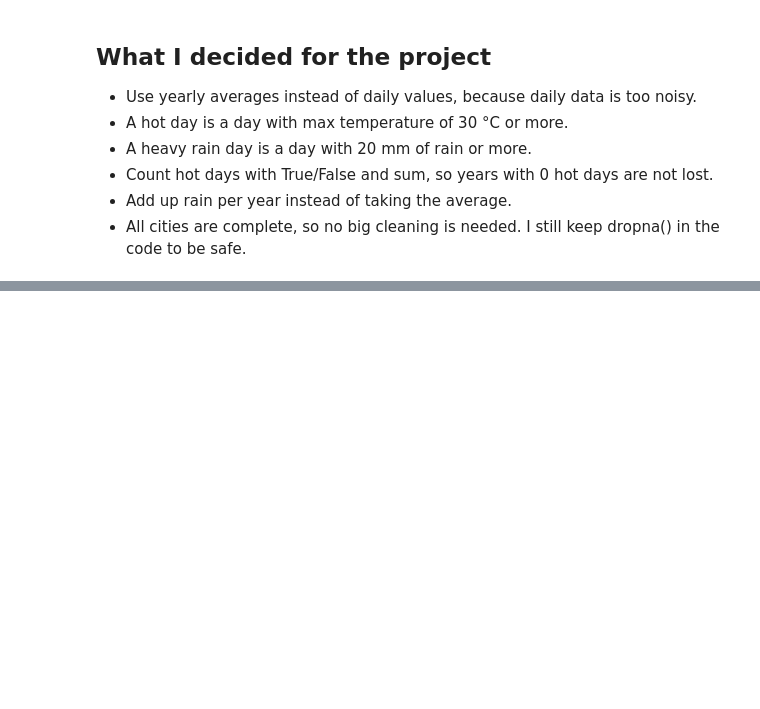
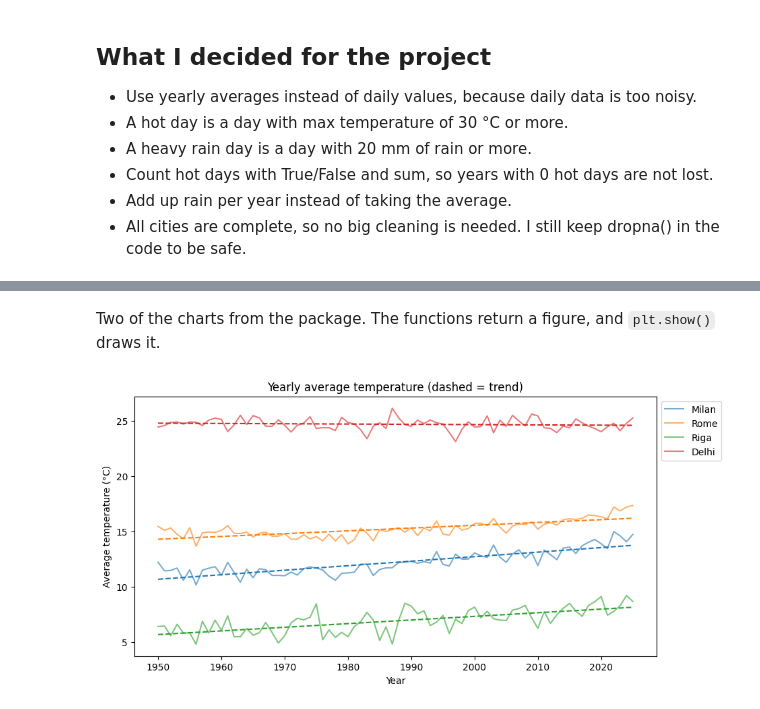
Before and after one commit to Dhingraakshat/weather-report, a Jupyter notebook: notebooks/exploration.ipynb, the cells around one changed output, grey strips where cells are left out. Cells and saved outputs as stored; diff of their text form; code cells hidden in the pictures; blank space fills up the shorter version.

Commit message:
Add package walkthrough to the notebook

```diff
--- a/notebooks/exploration.ipynb
+++ b/notebooks/exploration.ipynb
@@ -123,0 +141,5 @@ Rome, Riga and Delhi also have 27759 rows and no missing values, so all four cit
+# %%
+daily = load_data(Path("../data"))
+yearly = add_anomaly(yearly_summary(daily))
+monthly = monthly_summary(daily)
+yearly.head()
@@ -123,0 +178,8 @@ Rome, Riga and Delhi also have 27759 rows and no missing values, so all four cit
+# %% [markdown]
+Two of the charts from the package. The functions return a figure, and `plt.show()` draws it.
+# %%
+cities = ["Milan", "Rome", "Riga", "Delhi"]
+fig = plot_temperature(yearly, cities)
+plt.show()
+# %% [output]
+[figure, added]
```
Also changed, not shown: parts of 10 cells of this notebook.
